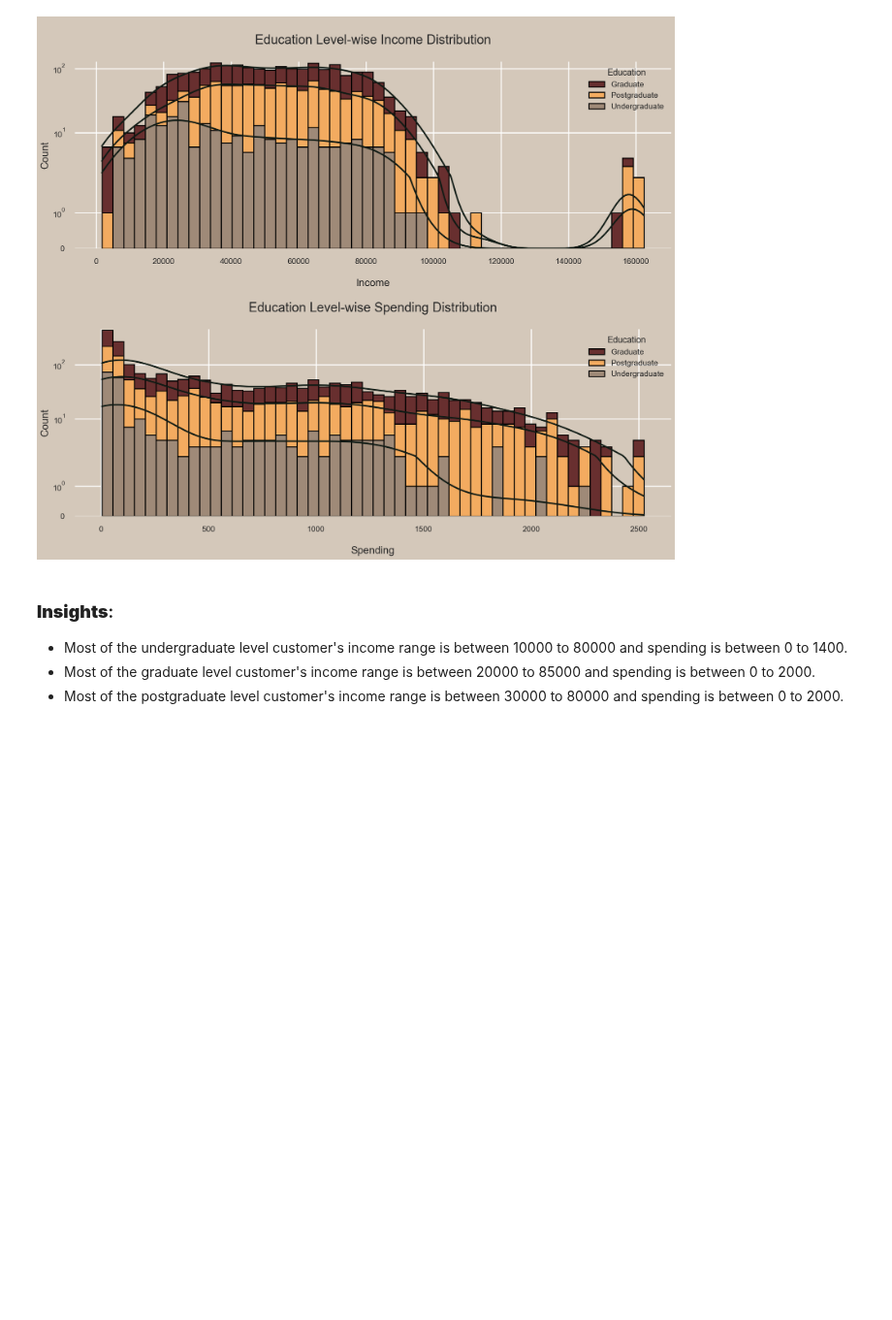
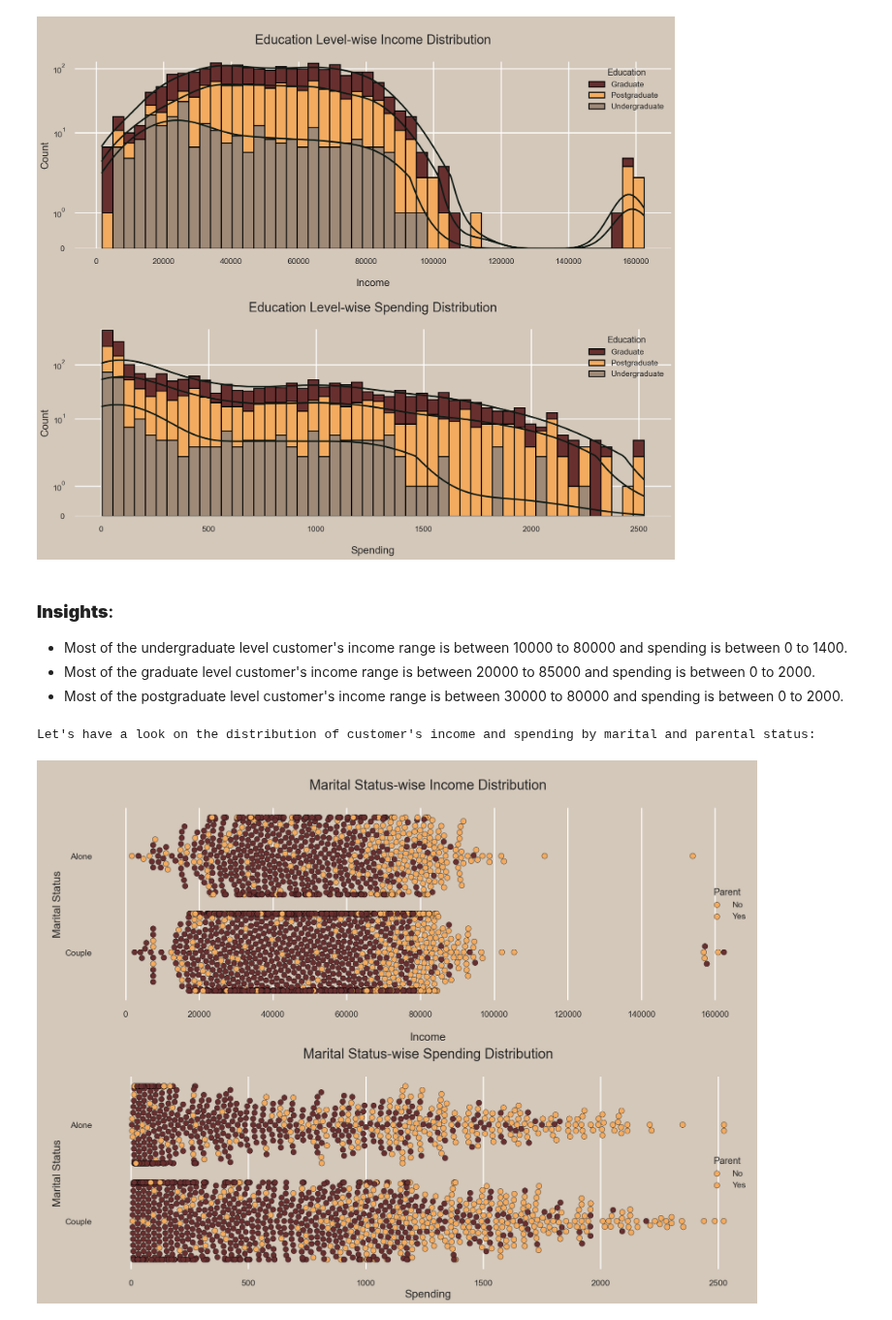
Before and after one commit to noahnoahnoahtran/EDA, a Jupyter notebook: 7_customer_personality/analysis.ipynb, the cells around one changed output. Shown at 97% size. Drawn from its saved outputs; the diff is of its cells as text; code cells hidden in the pictures; blank space fills up the shorter version.

```diff
--- a/7_customer_personality/analysis.ipynb
+++ b/7_customer_personality/analysis.ipynb
@@ -280,3 +280,26 @@ Let's have a look on the distribution of customer's income and spending on basis
 - Most of the undergraduate level customer's income range is between 10000 to 80000 and spending is between 0 to 1400.
 - Most of the graduate level customer's income range is between 20000 to 85000 and spending is between 0 to 2000.
 - Most of the postgraduate level customer's income range is between 30000 to 80000 and spending is between 0 to 2000.
+# %%
+print(f"Let's have a look on the distribution of customer's income and spending by marital and parental status:")
+
+_, axes = plt.subplots(2, 1, figsize=(20, 15), sharex=False)
+plt.tight_layout(pad=6.0)
+
+sns.swarmplot(x=data["Income"], y=data["Marital Status"], hue=data["Parental Status"], palette=["#F3AB60", "#682F2F"], ax=axes[0], marker="o", size=10, alpha=1, linewidth=0.5, edgecolor="black")
+axes[0].legend(["No", "Yes"], title="Parent", edgecolor="#1c1c1c", loc="center right")
+axes[0].set_title("\nMarital Status-wise Income Distribution\n", fontsize=25)
+axes[0].set_xlabel("\nIncome", fontsize=20)
+axes[0].set_ylabel("\nMarital Status", fontsize=20)
+
+sns.swarmplot(x=data["Spent"], y=data["Marital Status"], hue=data["Parental Status"], palette=["#F3AB60", "#682F2F"], ax=axes[1], marker="o", size=10, alpha=1, linewidth=0.5, edgecolor="black")
+axes[1].legend(["No", "Yes"], title="Parent", edgecolor="#1c1c1c", loc="center right")
+axes[1].set_title("\nMarital Status-wise Spending Distribution\n", fontsize=25)
+axes[1].set_xlabel("Spending", fontsize=20)
+axes[1].set_ylabel("\nMarital Status", fontsize=20)
+
+sns.despine(left=True, bottom=True)
+plt.show()
+# %% [output]
+Let's have a look on the distribution of customer's income and spending by marital and parental status:
+[figure, added]
```
Also changed, not shown: parts of 4 cells of this notebook.
